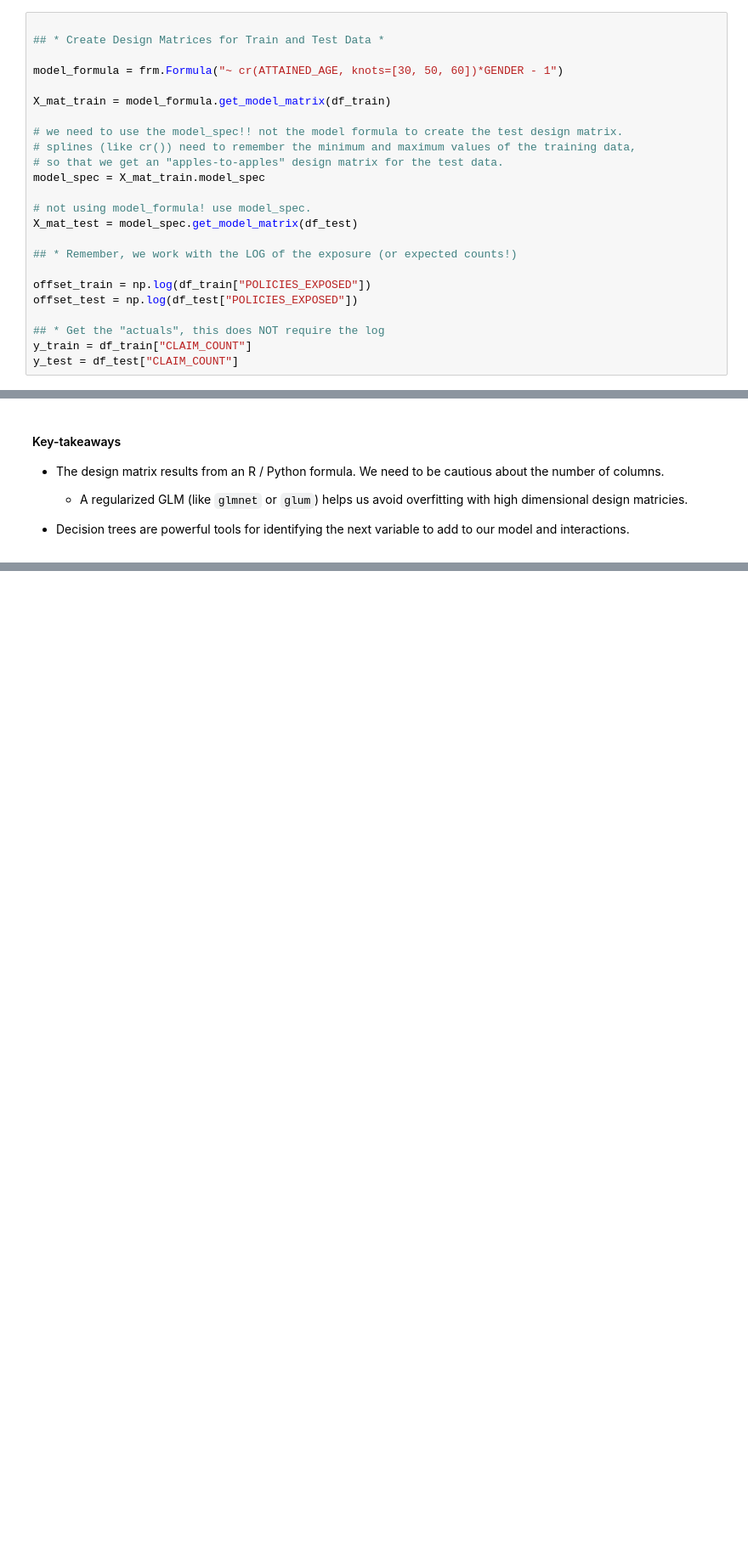
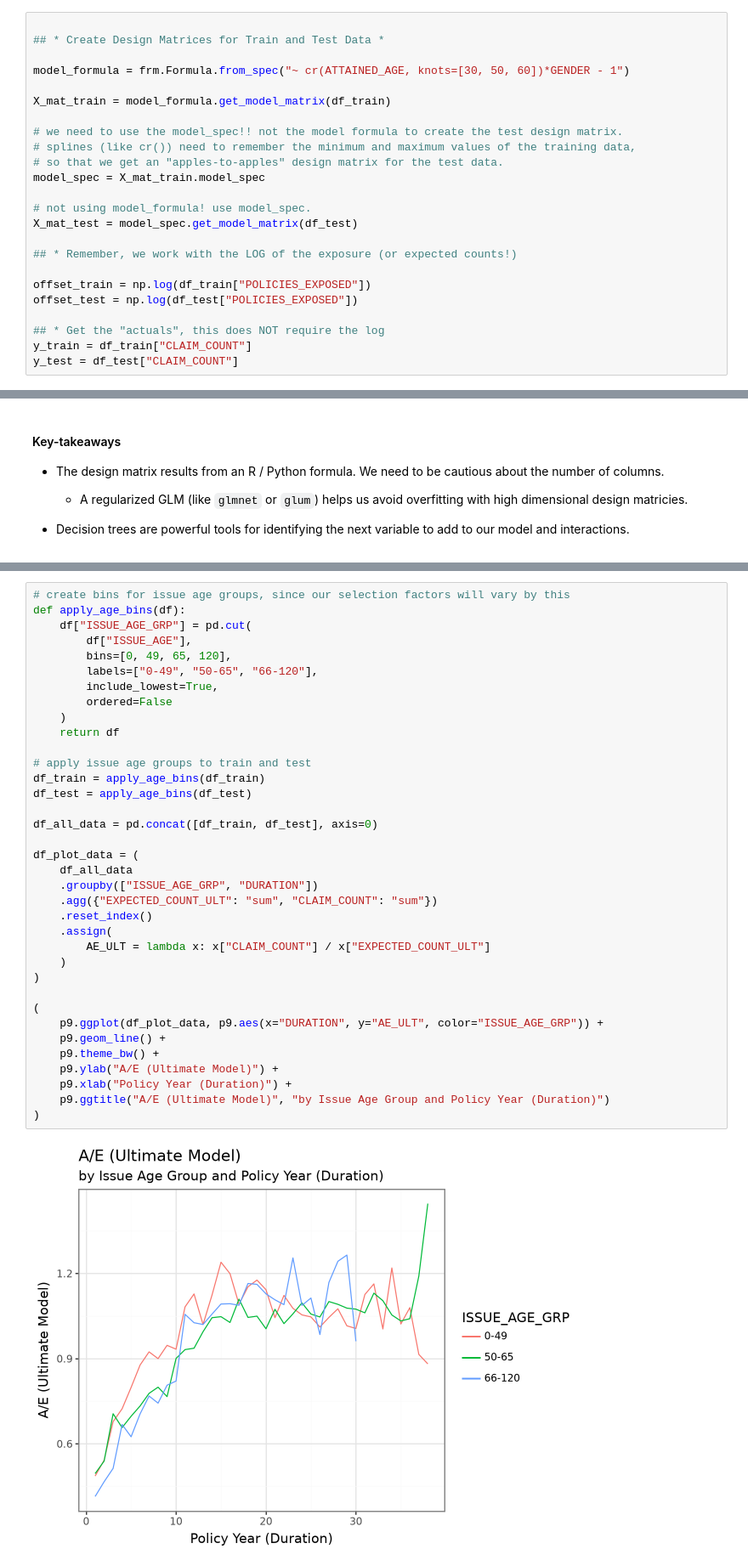
Before and after one commit to mma-fsa/data-examples, a Jupyter notebook: src/analysis/2_seriatim_data_glm.ipynb, the cells around one changed output, grey strips where cells are left out. Shown at 85% size. Cells and saved outputs as stored; diff of their text form; blank space fills up the shorter version.

Commit message:
design matrix for selection factors

```diff
--- a/src/analysis/2_seriatim_data_glm.ipynb
+++ b/src/analysis/2_seriatim_data_glm.ipynb
@@ -225,7 +225,7 @@ Running query in 'duckdb:///:memory:'
 
 ## * Create Design Matrices for Train and Test Data *
 
-model_formula = frm.Formula("~ cr(ATTAINED_AGE, knots=[30, 50, 60])*GENDER - 1")
+model_formula = frm.Formula.from_spec("~ cr(ATTAINED_AGE, knots=[30, 50, 60])*GENDER - 1")
 
 X_mat_train = model_formula.get_model_matrix(df_train)
 
@@ -422,0 +611,38 @@ root: ae=0.9594   y=33479
+# %%
+# create bins for issue age groups, since our selection factors will vary by this
+def apply_age_bins(df):
+    df["ISSUE_AGE_GRP"] = pd.cut(
+        df["ISSUE_AGE"],
+        bins=[0, 49, 65, 120],
+        labels=["0-49", "50-65", "66-120"],
+        include_lowest=True,
+        ordered=False
+    )
+    return df
+
+# apply issue age groups to train and test
+df_train = apply_age_bins(df_train)
+df_test = apply_age_bins(df_test)
+
+df_all_data = pd.concat([df_train, df_test], axis=0)
+
+df_plot_data = (
+    df_all_data
+    .groupby(["ISSUE_AGE_GRP", "DURATION"])
+    .agg({"EXPECTED_COUNT_ULT": "sum", "CLAIM_COUNT": "sum"})
+    .reset_index()
+    .assign(
+        AE_ULT = lambda x: x["CLAIM_COUNT"] / x["EXPECTED_COUNT_ULT"]
+    )
+)
+
+(
+    p9.ggplot(df_plot_data, p9.aes(x="DURATION", y="AE_ULT", color="ISSUE_AGE_GRP")) +
+    p9.geom_line() +
+    p9.theme_bw() +
+    p9.ylab("A/E (Ultimate Model)") +
+    p9.xlab("Policy Year (Duration)") +
+    p9.ggtitle("A/E (Ultimate Model)", "by Issue Age Group and Policy Year (Duration)")
+)
+# %% [output]
+[figure, added]
```
Also changed, not shown: parts of 19 cells of this notebook.
